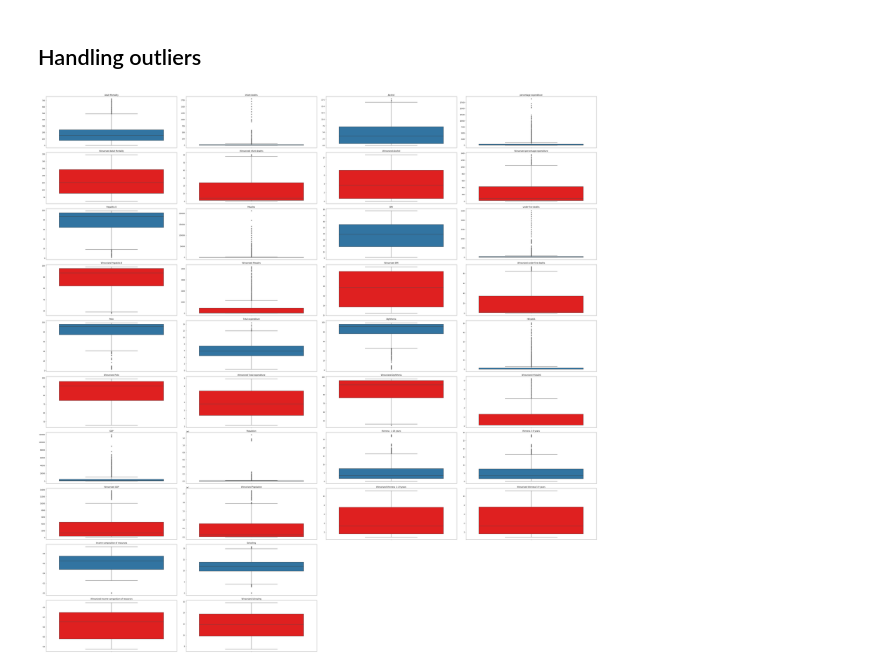
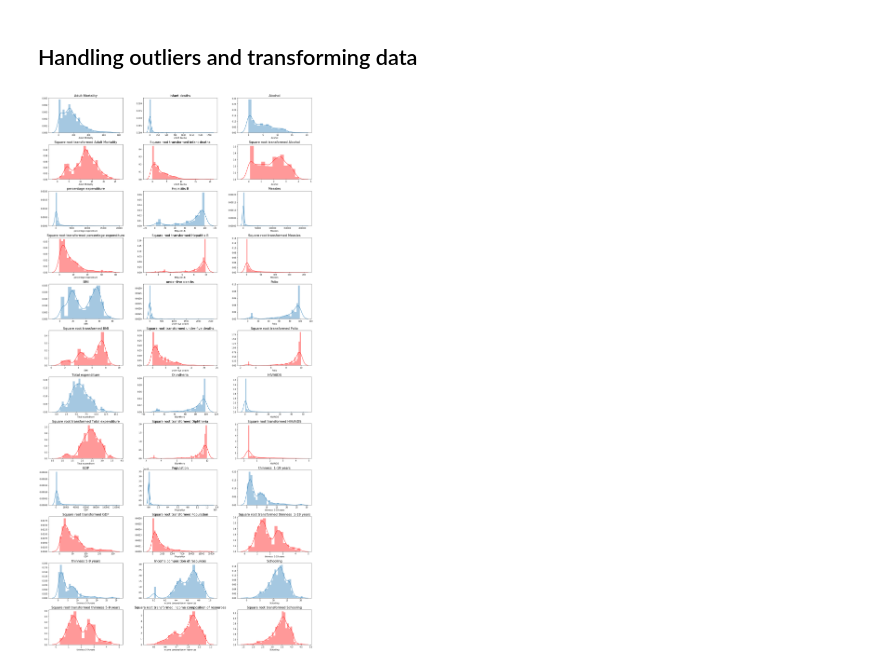
Before and after one commit to WAzaizeh/Main_Course, a Jupyter notebook: Model_preperation_challenge.ipynb, the cells around one changed output. Saved outputs shown, nothing was run; the diff lists cells and outputs as text; code cells hidden in the pictures.

```diff
--- a/Model_preperation_challenge.ipynb
+++ b/Model_preperation_challenge.ipynb
@@ -116,0 +101,6 @@ corr.style.background_gradient(cmap='RdBu_r')
+# %%
+## Are there rows with multiple missing entries?
+na_count = life_df.isnull().sum(axis=1)
+plt.hist(na_count)
+plt.xlabel("Num of NA's/ row")
+plt.show()
@@ -196,4 +258,0 @@ Schooling                           5.55                 5.55
-# %%
-# drop empty rows that cannot be interpolated
-life_df.dropna(inplace=True)
-life_df.isnull().sum()/life_df.shape[0]*100
@@ -243,35 +285,33 @@ life_df.describe(include='all')
 # %% [markdown]
-## Handling outliers
+## Handling outliers and transforming data
 # %%
 # apply two-way winsorization
 adj_life_df = life_df.copy()
 num_cols = adj_life_df.columns[4:] # all columns of interest (have to be numerical)
 
-for col in num_cols:
-    adj_life_df[col] = winsorize(adj_life_df[col], (0.10, 0.10))
+
+adj_life_df = adj_life_df[(np.abs(zscore(adj_life_df.iloc[:,4:])) < 3).all(axis=1)]
+adj_life_df.iloc[:, 4:] = np.sqrt(adj_life_df.iloc[:, 4:])
 
 # boxplot vaisualization of data before and after winsorization
-plt.figure(figsize=(50, 50))
+plt.figure(figsize=(20, 40))
 
 for i in range(1, len(num_cols)+1):
 
     # original data boxplots
-    ind = 4*((i-1)//4)+i # for 1st row, 3rd row...
-    plt.subplot(10, 4, ind)
-    sns.boxplot(y=life_df[num_cols[i-1]])
-    plt.title('{}'.format(num_cols[i-1]))
-    plt.ylabel('')
+    ind = 3*((i-1)//3)+i # for 1st row, 3rd row...
+    plt.subplot(12, 3, ind)
+    sns.distplot(life_df[num_cols[i-1]])
+    plt.title('{}'.format(num_cols[i-1]), fontsize=16)
 
-    # log transformed data boxplots
-    ind2 = 4*((i-1)//4+1)+i # for 2nd row, 4th row...
-    plt.subplot(10, 4, ind2)
-    sns.boxplot(y=adj_life_df[num_cols[i-1]], color='r')
-    plt.title('Winsorized {}'.format(num_cols[i-1]))
-    plt.ylabel('')
-
+    # outliers beyond 4-z dropped
+    ind2 = 3*((i-1)//3+1)+i # for 2nd row, 4th row...
+    plt.subplot(12, 3, ind2)
+    sns.distplot(adj_life_df[num_cols[i-1]], color='r')
+    plt.title('Square root transformed {}'.format(num_cols[i-1]), fontsize=16)
 
 plt.tight_layout()
 plt.show()
 # %% [output]
-[figure, old version]
+[figure, new version]
 # %%
```
Also changed, not shown: parts of 32 cells of this notebook.
